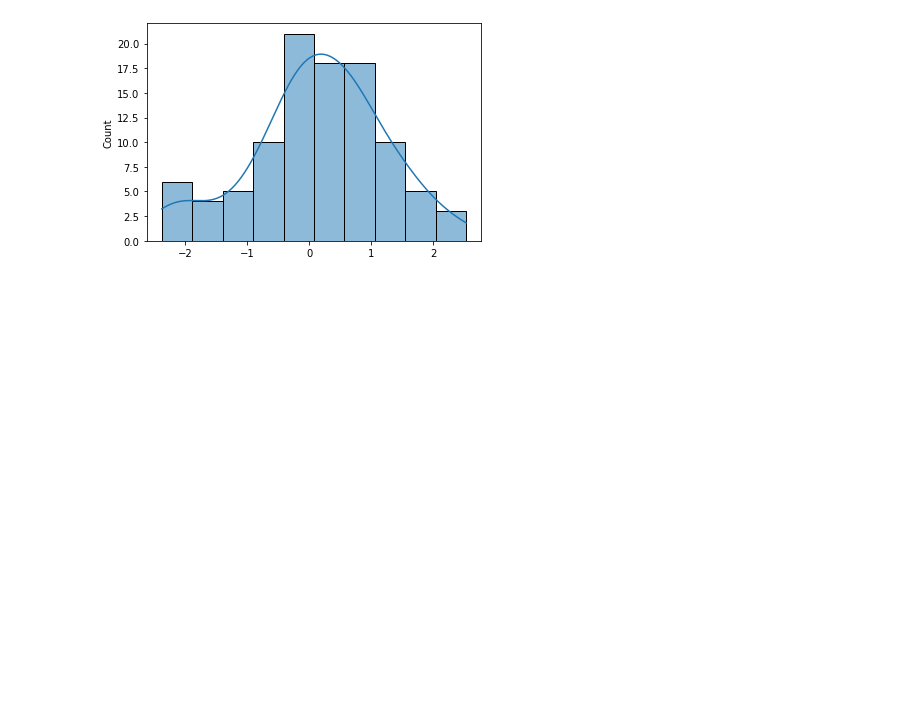
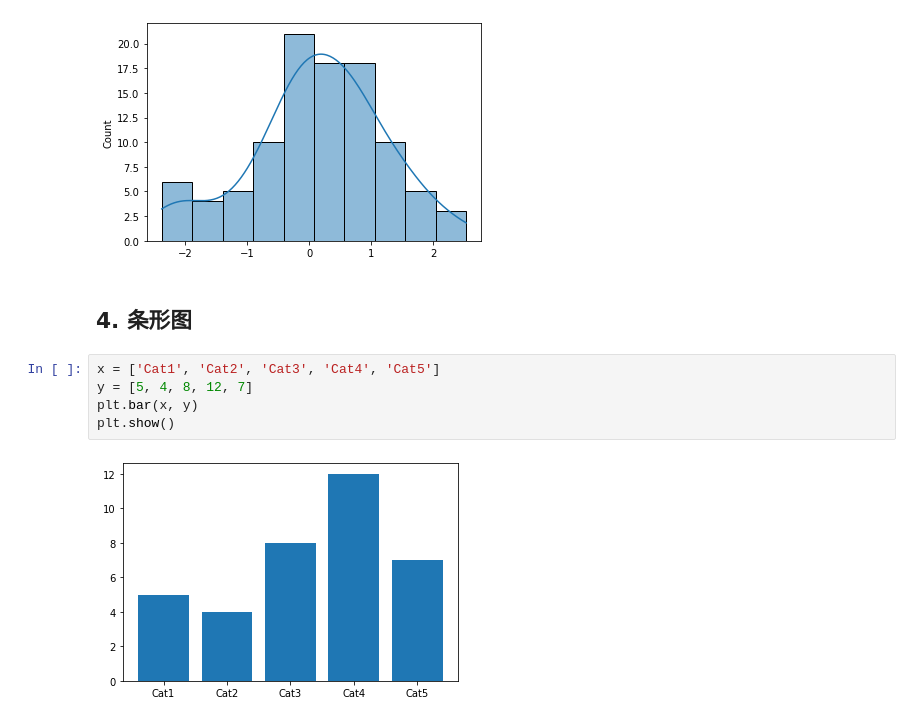
Before and after one commit to binblee/da, a Jupyter notebook: visualization/play.ipynb, the cells around one changed output. Saved outputs shown, nothing was run; the diff lists cells and outputs as text; blank space fills up the shorter version.

Commit message:
visualization

```diff
--- a/visualization/play.ipynb
+++ b/visualization/play.ipynb
@@ -69,3 +69,12 @@ plt.show()
 # %% [output]
 [figure]
 [figure]
+# %% [markdown]
+## 4. 条形图
+# %%
+x = ['Cat1', 'Cat2', 'Cat3', 'Cat4', 'Cat5']
+y = [5, 4, 8, 12, 7]
+plt.bar(x, y)
+plt.show()
+# %% [output]
+[figure, added]
```
Also changed, not shown: parts of 13 cells of this notebook.
